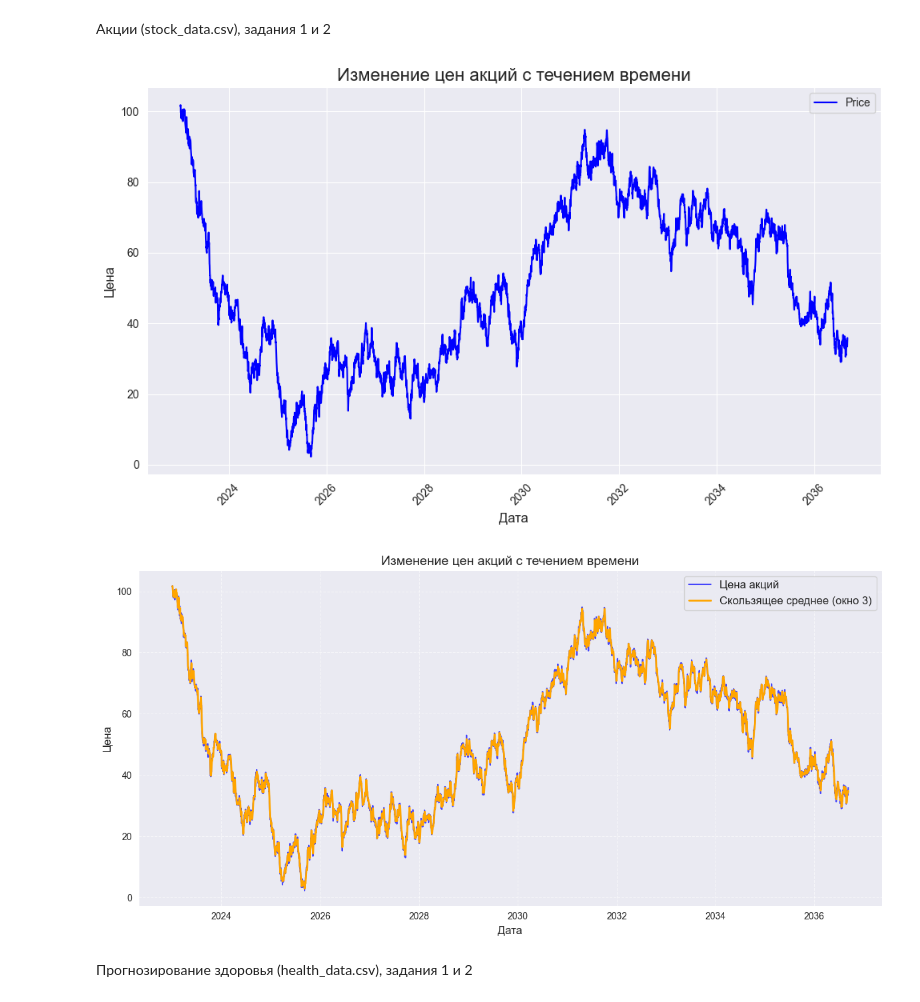
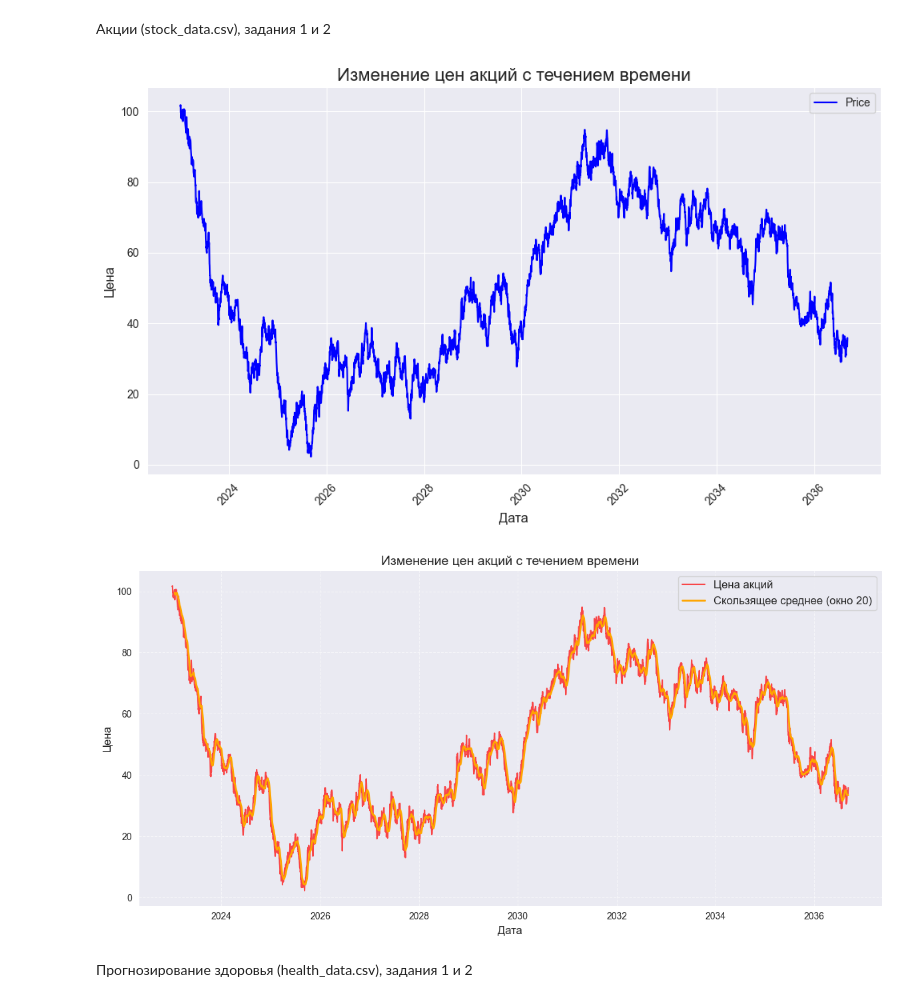
Before and after one commit to 6i3ek3ua1/labs_tipis, a Jupyter notebook: lab4/lab4.ipynb, the cells around one changed output. Saved outputs shown, nothing was run; the diff lists cells and outputs as text; code cells hidden in the pictures.

```diff
--- a/lab4/lab4.ipynb
+++ b/lab4/lab4.ipynb
@@ -120,48 +128,45 @@ plt.show()
 import pandas as pd
 import matplotlib.pyplot as plt
 
-# Загрузка данных из CSV файла
-file_path = 'stock_data.csv'  # Укажите путь к вашему CSV файлу
+
+file_path = 'stock_data.csv'
 data = pd.read_csv(file_path)
 
-# Убедимся, что столбец с датами преобразован в формат datetime
 data['Date'] = pd.to_datetime(data['Date'])
 
-# Рассчитаем скользящее среднее (например, за окно в 3 дня)
-window_size = 3  # Размер окна для скользящего среднего
+window_size = 20
 data['Moving_Avg'] = data['Price'].rolling(window=window_size).mean()
 
 plt.figure(figsize=(10, 6))
 plt.plot(data['Date'], data['Price'], color='blue', label='Price')
 
 plt.title('Изменение цен акций с течением времени', fontsize=16)
 plt.xlabel('Дата', fontsize=12)
 plt.ylabel('Цена', fontsize=12)
 
 plt.xticks(rotation=45)
 
 plt.grid(True)
 
 plt.legend()
 plt.tight_layout()
 plt.show()
 
 plt.figure(figsize=(12, 6))
-plt.plot(data['Date'], data['Price'], label='Цена акций', color='blue', alpha=0.7)
+plt.plot(data['Date'], data['Price'], label='Цена акций', color='red', alpha=0.7)
 plt.plot(data['Date'], data['Moving_Avg'], label=f'Скользящее среднее (окно {window_size})', color='orange', linewidth=2)
 
 plt.title('Изменение цен акций с течением времени', fontsize=14)
 plt.xlabel('Дата', fontsize=12)
 plt.ylabel('Цена', fontsize=12)
 plt.legend(fontsize=12)
 plt.grid(True, linestyle='--', alpha=0.6)
 plt.tight_layout()
 
-# Отобразить график
 plt.show()
 # %% [output]
 [figure]
-[figure, old version]
+[figure, new version]
 # %% [markdown]
 Прогнозирование здоровья (health_data.csv), задания 1 и 2
 # %%
```
Also changed, not shown: parts of 4 cells of this notebook, 1 other file.
